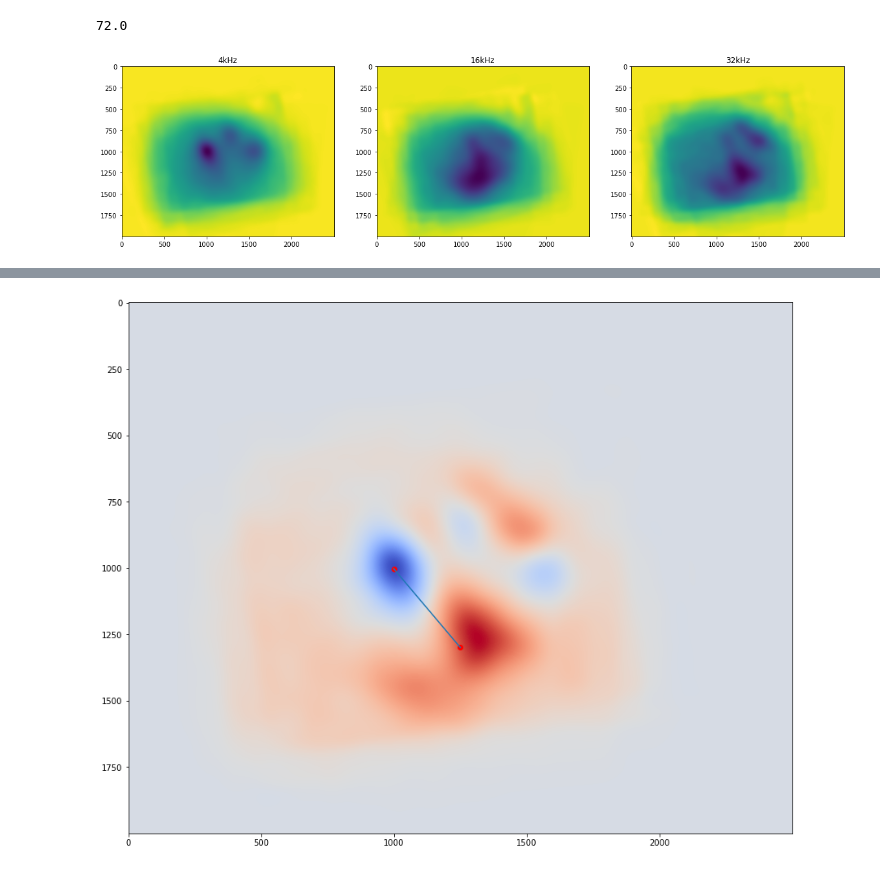
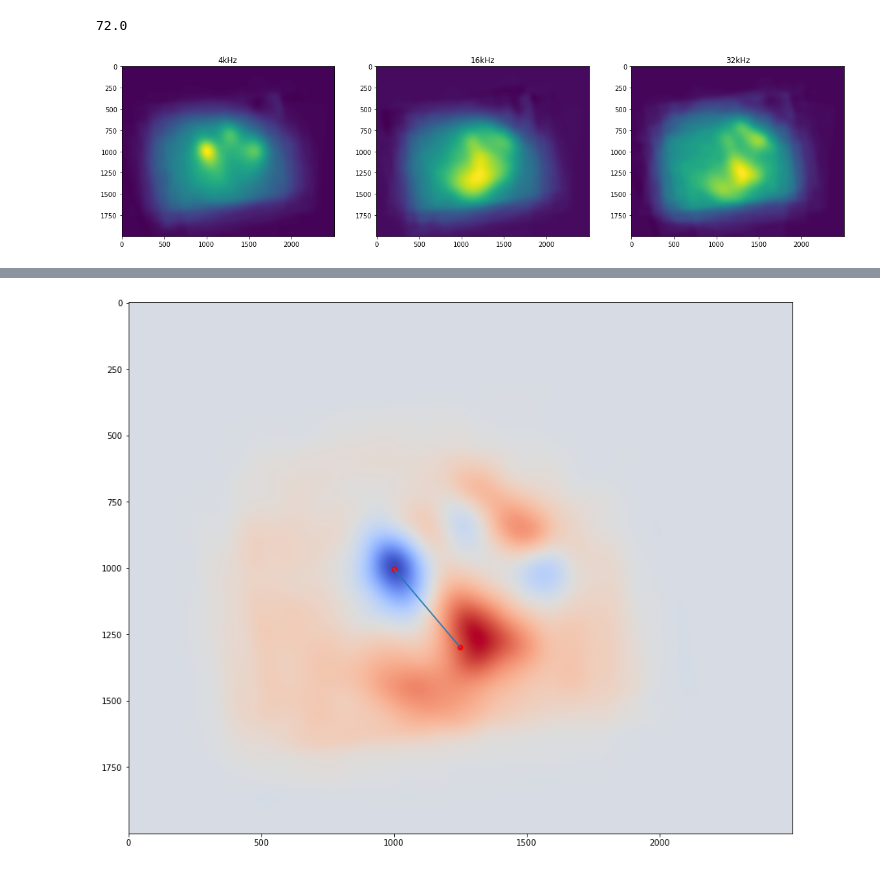
Before and after one commit to AntoninVerdier/spec2image, a Jupyter notebook: Bar_stim.ipynb, the cells around one changed output, grey strips where cells are left out. Drawn from its saved outputs; the diff is of its cells as text; code cells hidden in the pictures.

```diff
--- a/Bar_stim.ipynb
+++ b/Bar_stim.ipynb
@@ -29,14 +29,14 @@ tonotopic_maps = np.load(os.path.join('../Data/INT_Sebmice_alignedtohorizon.npy'
 # %%
 fig, axs = plt.subplots(1, 3)
 
-axs[0].imshow(tonotopic_maps[1])
-axs[1].imshow(tonotopic_maps[2])
-axs[2].imshow(tonotopic_maps[3])
+axs[0].imshow(1 - tonotopic_maps[1])
+axs[1].imshow(1 - tonotopic_maps[2])
+axs[2].imshow(1 - tonotopic_maps[3])
 
 axs[0].set_title('4kHz')
 axs[1].set_title('16kHz')
 axs[2].set_title('32kHz')
 
 plt.show()
 # %% [output]
-[figure, old version]
+[figure, new version]
```
Also changed, not shown: parts of 1 cell of this notebook, 2 other files.
